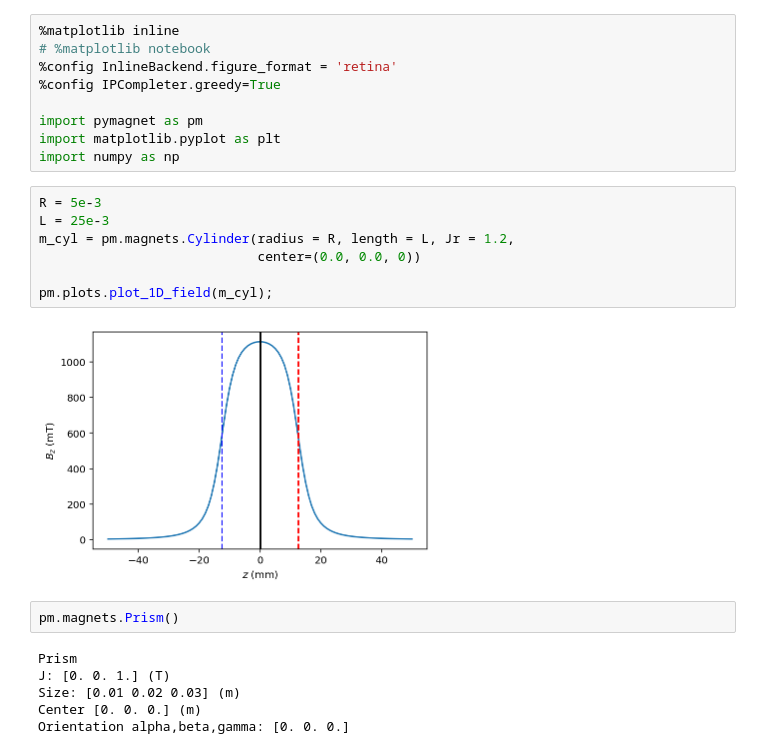
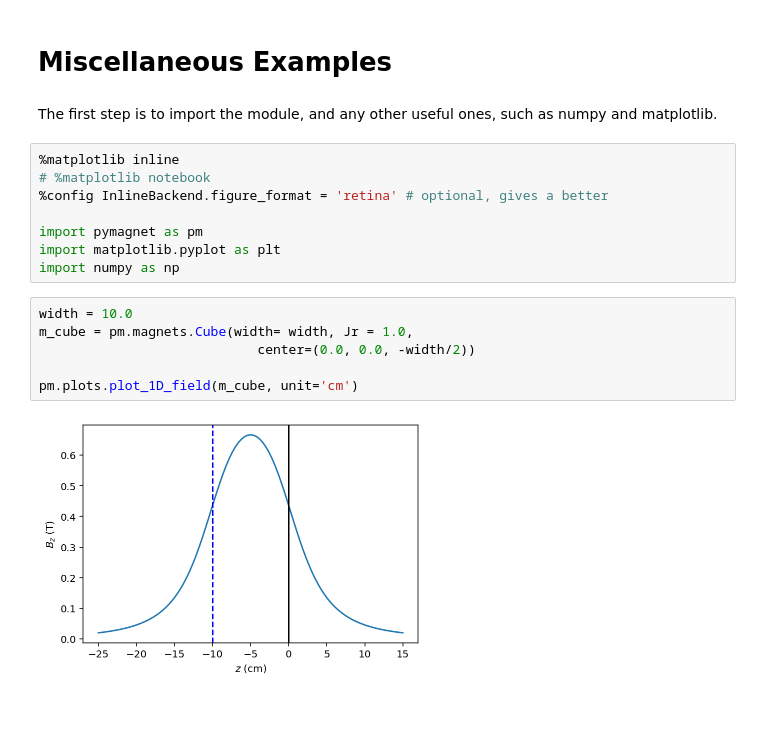
Before and after one commit to pdunne/pymagnet, a Jupyter notebook: examples/Misc Examples.ipynb, the cells around one changed output. Saved outputs shown, nothing was run; the diff lists cells and outputs as text; blank space fills up the shorter version.

Commit message:
Updated Docs and examples

```diff
--- a/examples/Misc Examples.ipynb
+++ b/examples/Misc Examples.ipynb
@@ -1,26 +1,20 @@
+# %% [markdown]
+# Miscellaneous Examples
+# %% [markdown]
+The first step is to import the module, and any other useful ones, such as numpy and matplotlib.
 # %%
 %matplotlib inline
 # %matplotlib notebook
-%config InlineBackend.figure_format = 'retina'
-%config IPCompleter.greedy=True
+%config InlineBackend.figure_format = 'retina' # optional, gives a better
 
 import pymagnet as pm
 import matplotlib.pyplot as plt
 import numpy as np
 # %%
-R = 5e-3
-L = 25e-3
-m_cyl = pm.magnets.Cylinder(radius = R, length = L, Jr = 1.2,
-                            center=(0.0, 0.0, 0))
+width = 10.0
+m_cube = pm.magnets.Cube(width= width, Jr = 1.0,
+                            center=(0.0, 0.0, -width/2))
 
-pm.plots.plot_1D_field(m_cyl);
+pm.plots.plot_1D_field(m_cube, unit='cm')
 # %% [output]
-[figure, old version]
+[figure, new version]
-# %%
-pm.magnets.Prism()
-# %% [output]
-Prism
-J: [0. 0. 1.] (T)
-Size: [0.01 0.02 0.03] (m)
-Center [0. 0. 0.] (m)
-Orientation alpha,beta,gamma: [0. 0. 0.]
```
Also changed, not shown: parts of 15 cells of this notebook, 23 other files.
